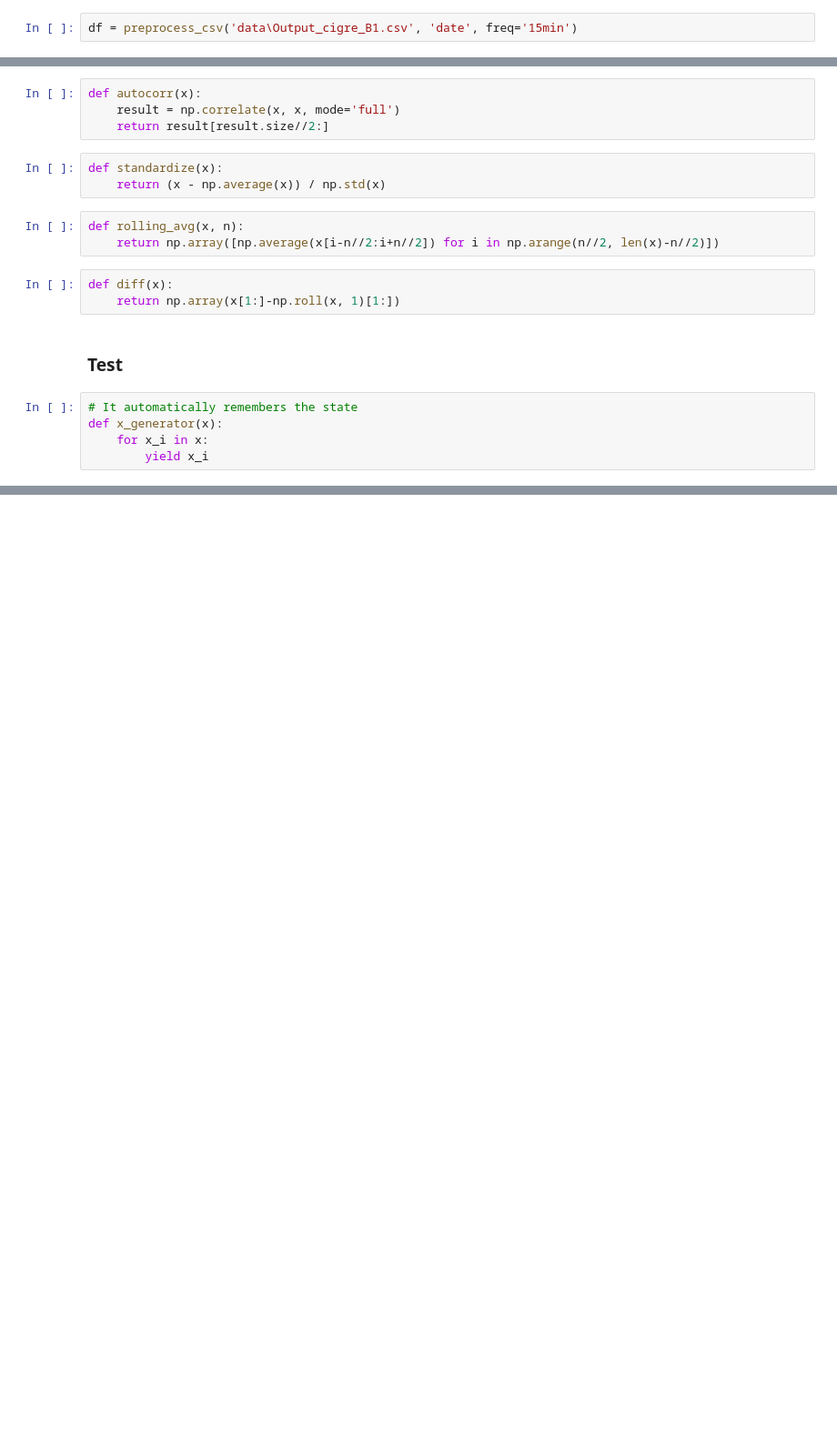
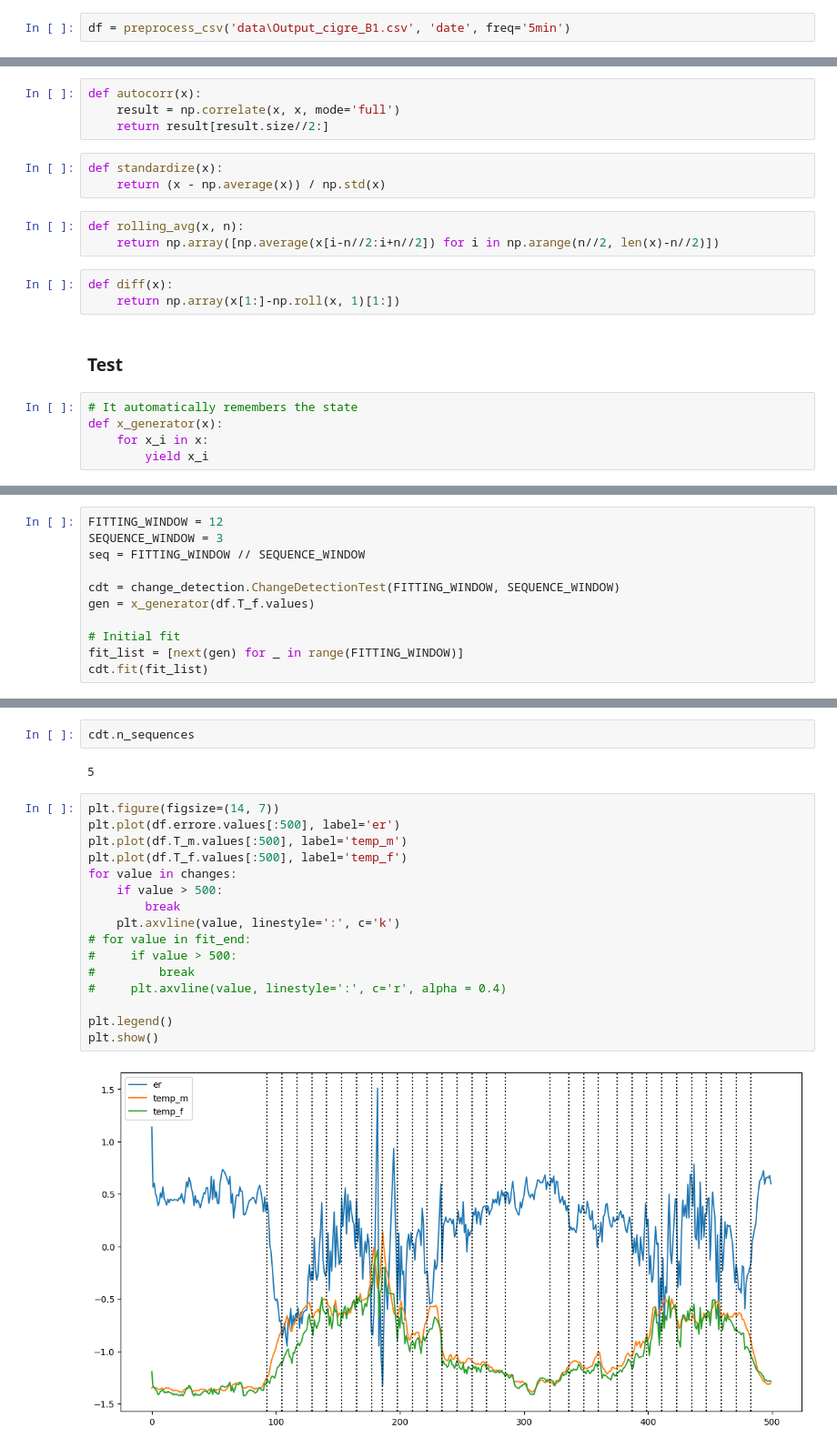
Before and after one commit to maciej-sakwa/project__DLR, a Jupyter notebook: 006_DLR_STM_CDT_loop_test.ipynb, the cells around one changed output, grey strips where cells are left out. Shown at 91% size. Saved outputs shown, nothing was run; the diff lists cells and outputs as text; blank space fills up the shorter version.

Commit message:
CDT first tests

```diff
--- a/006_DLR_STM_CDT_loop_test.ipynb
+++ b/006_DLR_STM_CDT_loop_test.ipynb
@@ -75,5 +76,5 @@ def preprocess_csv(csv_path, date_column,  delimiter=',', freq='5min', int_metho
 
     return pd.DataFrame(data=X_scaled, columns=df_full.columns, index=date_index)
 # %%
-df = preprocess_csv('data\Output_cigre_B1.csv', 'date', freq='15min')
+df = preprocess_csv('data\Output_cigre_B1.csv', 'date', freq='5min')
 # %% [markdown]
@@ -174,0 +111,11 @@ df.T_f.plot()
+# %%
+FITTING_WINDOW = 12
+SEQUENCE_WINDOW = 3
+seq = FITTING_WINDOW // SEQUENCE_WINDOW
+
+cdt = change_detection.ChangeDetectionTest(FITTING_WINDOW, SEQUENCE_WINDOW)
+gen = x_generator(df.T_f.values)
+
+# Initial fit
+fit_list = [next(gen) for _ in range(FITTING_WINDOW)]
+cdt.fit(fit_list)
@@ -174,0 +168,22 @@ df.T_f.plot()
+# %%
+cdt.n_sequences
+# %% [output]
+5
+# %%
+plt.figure(figsize=(14, 7))
+plt.plot(df.errore.values[:500], label='er')
+plt.plot(df.T_m.values[:500], label='temp_m')
+plt.plot(df.T_f.values[:500], label='temp_f')
+for value in changes:
+    if value > 500:
+        break
+    plt.axvline(value, linestyle=':', c='k')
+# for value in fit_end:
+#     if value > 500:
+#         break
+#     plt.axvline(value, linestyle=':', c='r', alpha = 0.4)
+
+plt.legend()
+plt.show()
+# %% [output]
+[figure, added]
```
Also changed, not shown: parts of 30 cells of this notebook, 1 other file.
